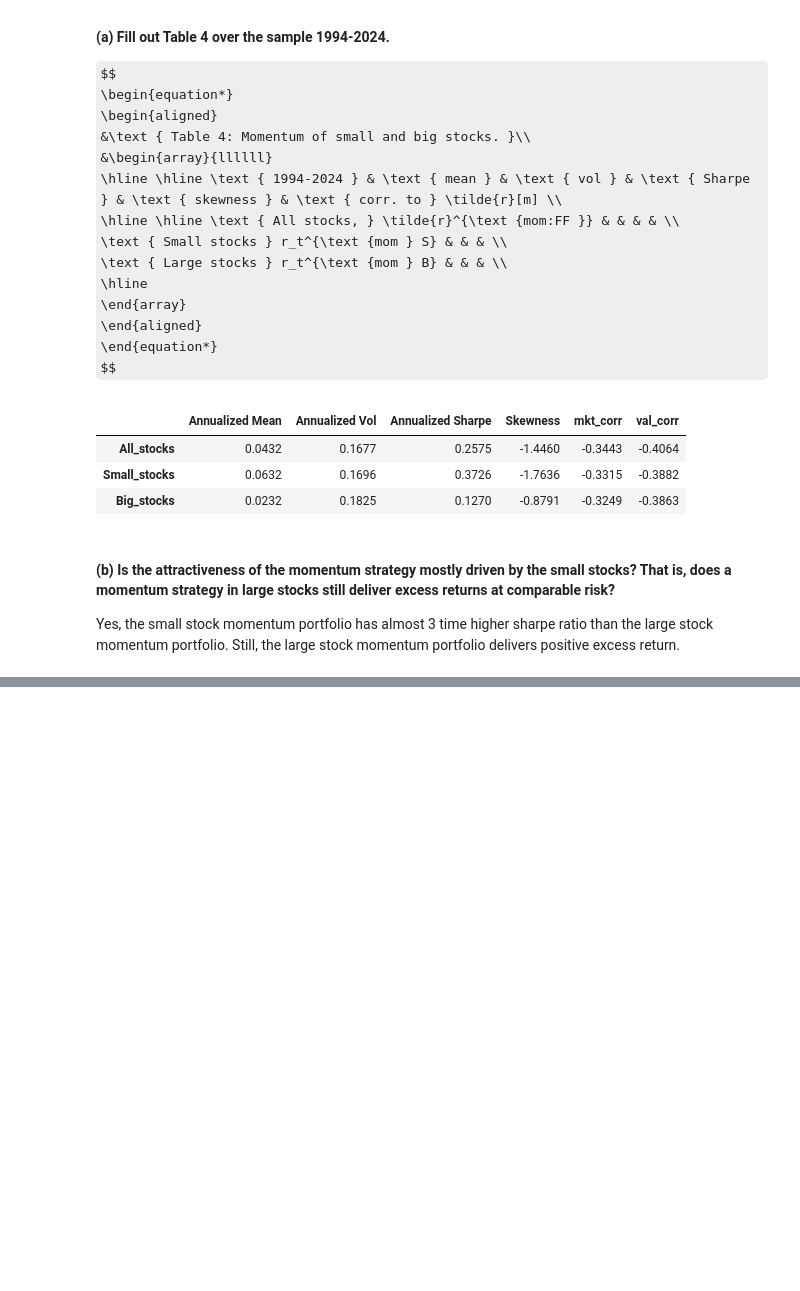
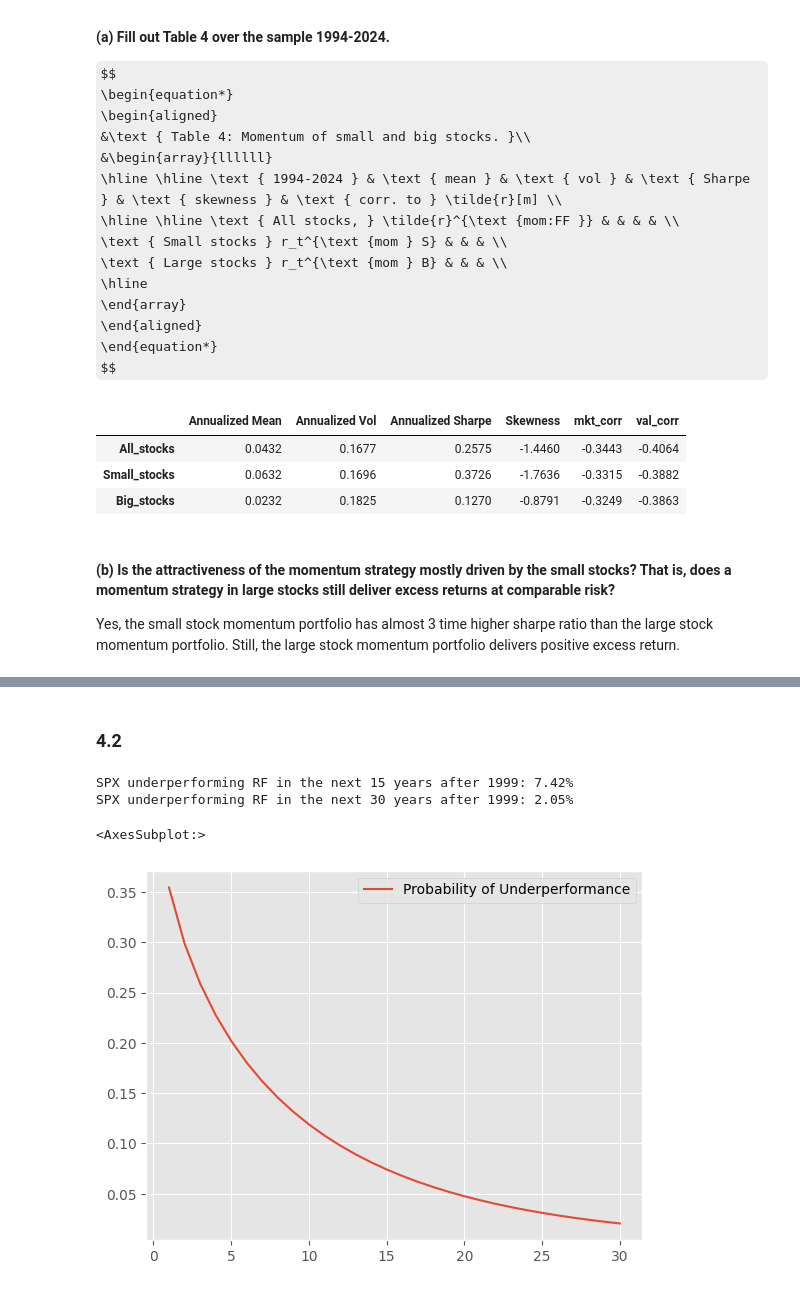
Before and after one commit to MarkHendricks/finm-portfolio-2024, a Jupyter notebook: homework/Solution Homework 6.ipynb, the cells around one changed output, grey strips where cells are left out. Cells and saved outputs as stored; diff of their text form; code cells hidden in the pictures; some formulas as TeX source; blank space fills up the shorter version.

```diff
--- a/homework/Solution Homework 6.ipynb
+++ b/homework/Solution Homework 6.ipynb
@@ -368,0 +371,19 @@ For readers of Money Stuff, the second proposal is something like:
+# %%
+data = pd.read_excel('../data/barnstable_analysis_data.xlsx', sheet_name=1).set_index('date').fillna(method = 'ffill')
+data['excess_returns'] = data['SPX'] - data['TB1M']
+rets = data['excess_returns']
+# %%
+agg_years = [(1965, 1999), (2000, 2023), (1926, 2023)]
+def calc_analytics_by_year(data, agg_years):
+    res = []
+    for y in agg_years:
+        sub = data.loc[str(y[0]):str(y[1])]
+        res.append({'mean': sub.mean() * 12, 'vol': sub.std() * np.sqrt(12)})
+    return pd.DataFrame(res, index = [f'{i[0]} - {i[1]}' for i in agg_years]).stack()
+
+sum_stats = data.apply(calc_analytics_by_year, agg_years = agg_years).T
+log_sum_stats = np.log(1 + data).apply(calc_analytics_by_year, agg_years = agg_years).T
+
+res_stats = pd.concat([sum_stats, log_sum_stats])
+res_stats.index = pd.MultiIndex.from_product([['levels','logs'], sum_stats.index.to_list()])
+res_stats.style.format('{:,.2%}')
@@ -368,0 +399,21 @@ For readers of Money Stuff, the second proposal is something like:
+# %% [markdown]
+### 4.2
+# %%
+from scipy.stats import norm
+def prob(mu, sigma, h):
+    return norm.cdf(np.sqrt(h)*mu/sigma)
+
+mu, sigma = res_stats['1965 - 1999'].loc[('logs', 'excess_returns')]
+
+print(f'SPX underperforming RF in the next 15 years after 1999: {prob(mu = -mu, sigma = sigma, h = 15):,.2%}')
+
+print(f'SPX underperforming RF in the next 30 years after 1999: {prob(mu = -mu, sigma = sigma, h = 30):,.2%}')
+
+h = np.arange(30) + 1
+probs = pd.DataFrame([prob(-mu, sigma, x) for x in h], columns=['Probability of Underperformance'], index = h)
+probs.plot()
+# %% [output]
+SPX underperforming RF in the next 15 years after 1999: 7.42%
+SPX underperforming RF in the next 30 years after 1999: 2.05%
+<AxesSubplot:>
+[figure, added]
```
Also changed, not shown: parts of 6 cells of this notebook.
